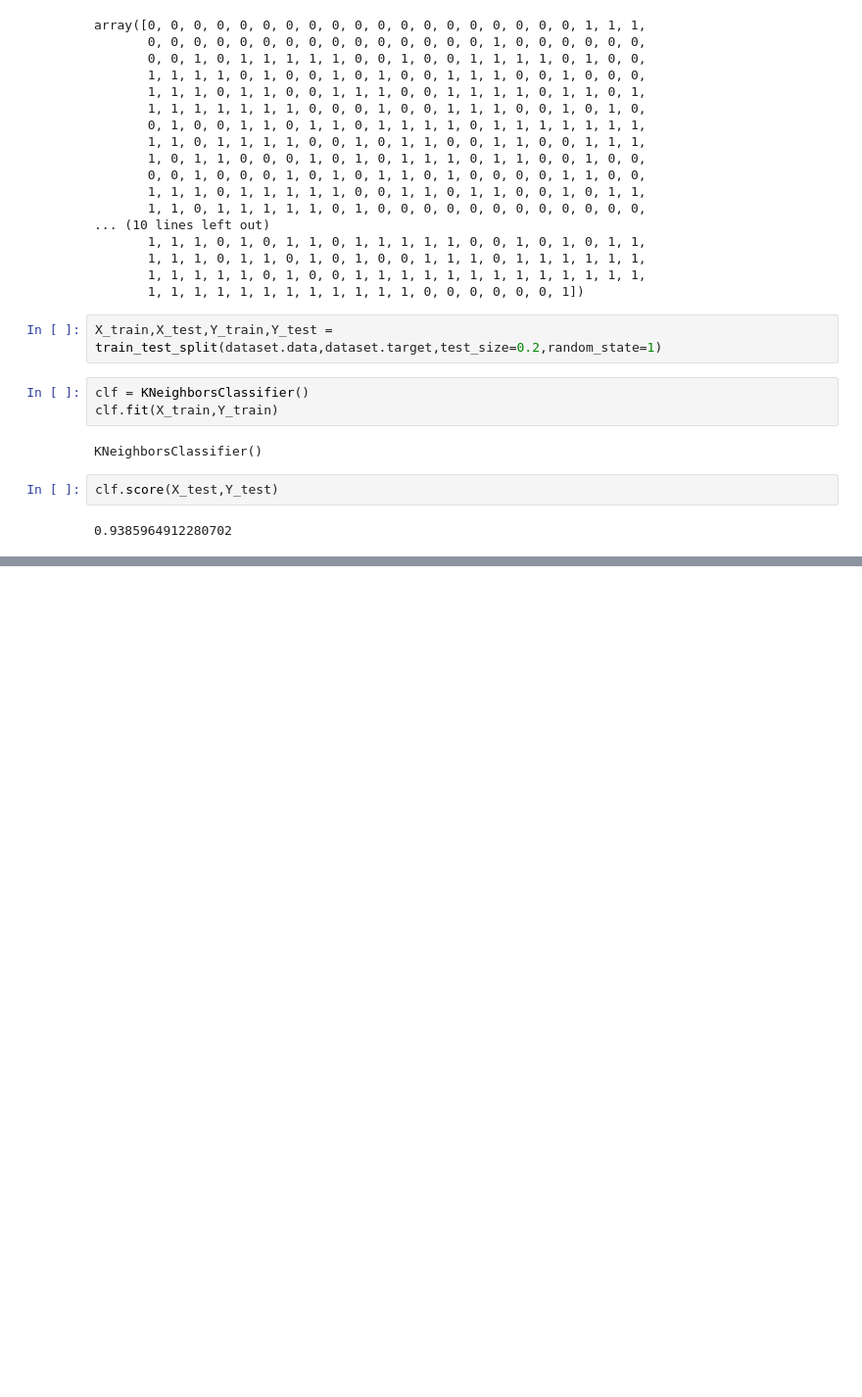
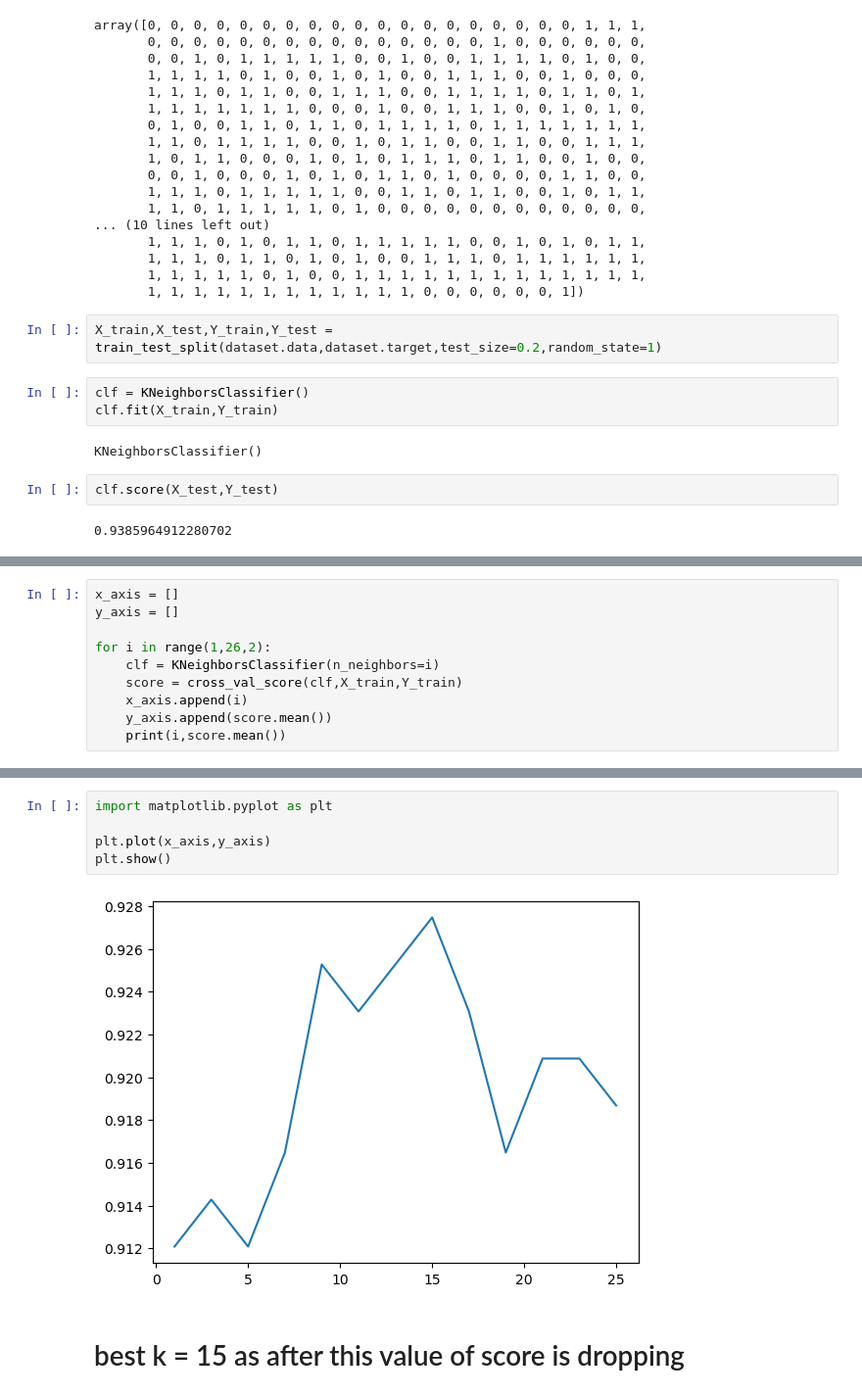
Before and after one commit to bhav380-2/ML-Algorithms, a Jupyter notebook: KNN(K-nearest-neighbours)/KNN classifier.ipynb, the cells around one changed output, grey strips where cells are left out. Shown at 98% size. Cells and saved outputs as stored; diff of their text form; blank space fills up the shorter version.

Commit message:
finding best value of K in KNN using cross validation

```diff
--- a/KNN(K-nearest-neighbours)/KNN classifier.ipynb
+++ b/KNN(K-nearest-neighbours)/KNN classifier.ipynb
@@ -36,0 +40,10 @@ clf.score(X_test,Y_test)
+# %%
+x_axis = []
+y_axis = []
+
+for i in range(1,26,2):
+    clf = KNeighborsClassifier(n_neighbors=i)
+    score = cross_val_score(clf,X_train,Y_train)
+    x_axis.append(i)
+    y_axis.append(score.mean())
+    print(i,score.mean())
@@ -36,0 +64,9 @@ clf.score(X_test,Y_test)
+# %%
+import matplotlib.pyplot as plt
+
+plt.plot(x_axis,y_axis)
+plt.show()
+# %% [output]
+[figure, added]
+# %% [markdown]
+# best k = 15 as after this value of score is dropping
```
Also changed, not shown: parts of 3 cells of this notebook, 1 other file.
